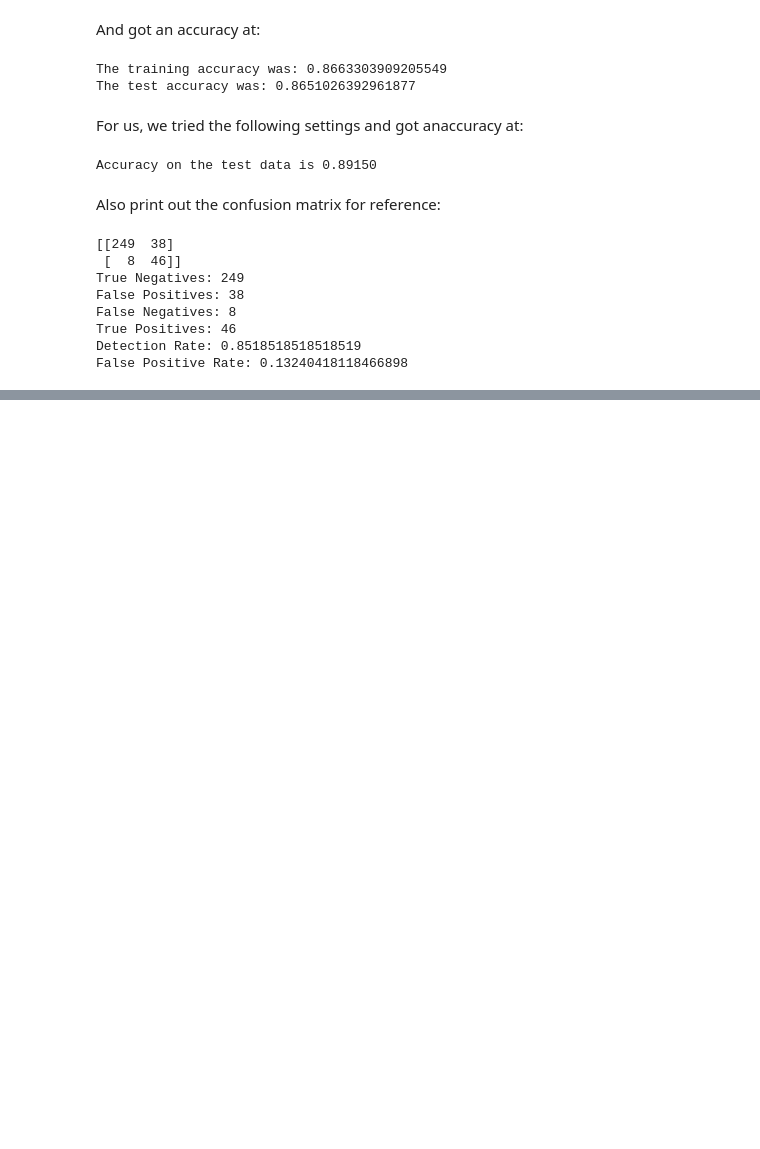
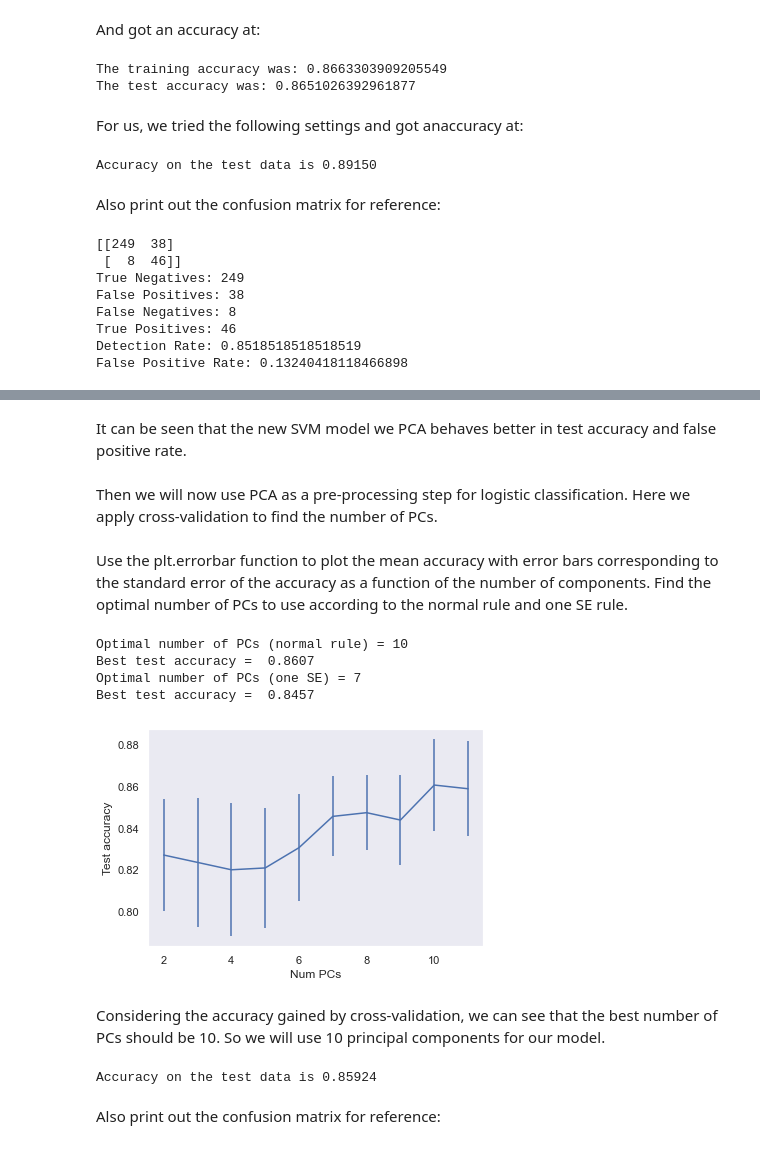
Before and after one commit to JYBian/Fall2020IntroMLProject, a Jupyter notebook: Project Report.ipynb, the cells around one changed output, grey strips where cells are left out. Cells and saved outputs as stored; diff of their text form; code cells hidden in the pictures; blank space fills up the shorter version.

```diff
--- a/Project Report.ipynb
+++ b/Project Report.ipynb
@@ -196,0 +298,4 @@ False Positive Rate: 0.13240418118466898
+# %% [markdown]
+It can be seen that the new SVM model we PCA behaves better in test accuracy and false positive rate.
+# %% [markdown]
+Then we will now use PCA as a pre-processing step for logistic classification. Here we apply cross-validation to find the number of PCs.
@@ -196,0 +349,46 @@ False Positive Rate: 0.13240418118466898
+# %% [markdown]
+Use the plt.errorbar function to plot the mean accuracy with error bars corresponding to the standard error of the accuracy as a function of the number of components. Find the optimal number of PCs to use according to the normal rule and one SE rule.
+# %%
+acc_mean = np.mean(acc, axis=1)
+acc_se = np.std(acc, axis=1) / np.sqrt(nfold-1)
+plt.errorbar(ncomp_test, acc_mean, yerr=acc_se)
+plt.grid()
+plt.xlabel('Num PCs')
+plt.ylabel('Test accuracy')
+
+# Optimal order with the normal rule
+im = np.argmax(acc_mean)
+print('Optimal number of PCs (normal rule) = %d' % (ncomp_test[im]))
+print('Best test accuracy = %7.4f' % acc_mean[im])
+
+# Optimal order with one SE rule
+acc_tgt = acc_mean[im] - acc_se[im]
+I = np.where(acc_mean >= acc_tgt)[0]
+ise = I[0]
+print('Optimal number of PCs (one SE) = %d' % (ncomp_test[ise]))
+print('Best test accuracy = %7.4f' % acc_mean[ise])
+# %% [output]
+Optimal number of PCs (normal rule) = 10
+Best test accuracy =  0.8607
+Optimal number of PCs (one SE) = 7
+Best test accuracy =  0.8457
+[figure, added]
+# %% [markdown]
+Considering the accuracy gained by cross-validation, we can see that the best number of PCs should be 10. So we will use 10 principal components for our model.
+# %%
+ncomp = 10
+pca = PCA(n_components=ncomp)
+pca.fit(Xd_train)
+Xpca_train_all = pca.transform(Xd_train)
+Xpca_test_all = pca.transform(Xd_test)
+
+logreg = linear_model.LogisticRegression(solver='lbfgs', class_weight='balanced', random_state=42)
+logreg.fit(Xpca_train_all,yd_train)
+
+yhat = logreg.predict(Xpca_test_all)
+acc = np.mean(yhat == yd_test)
+print('Accuracy on the test data is %7.5f' % acc)
+# %% [output]
+Accuracy on the test data is 0.85924
+# %% [markdown]
+Also print out the confusion matrix for reference:
```
Also changed, not shown: parts of 15 cells of this notebook.
